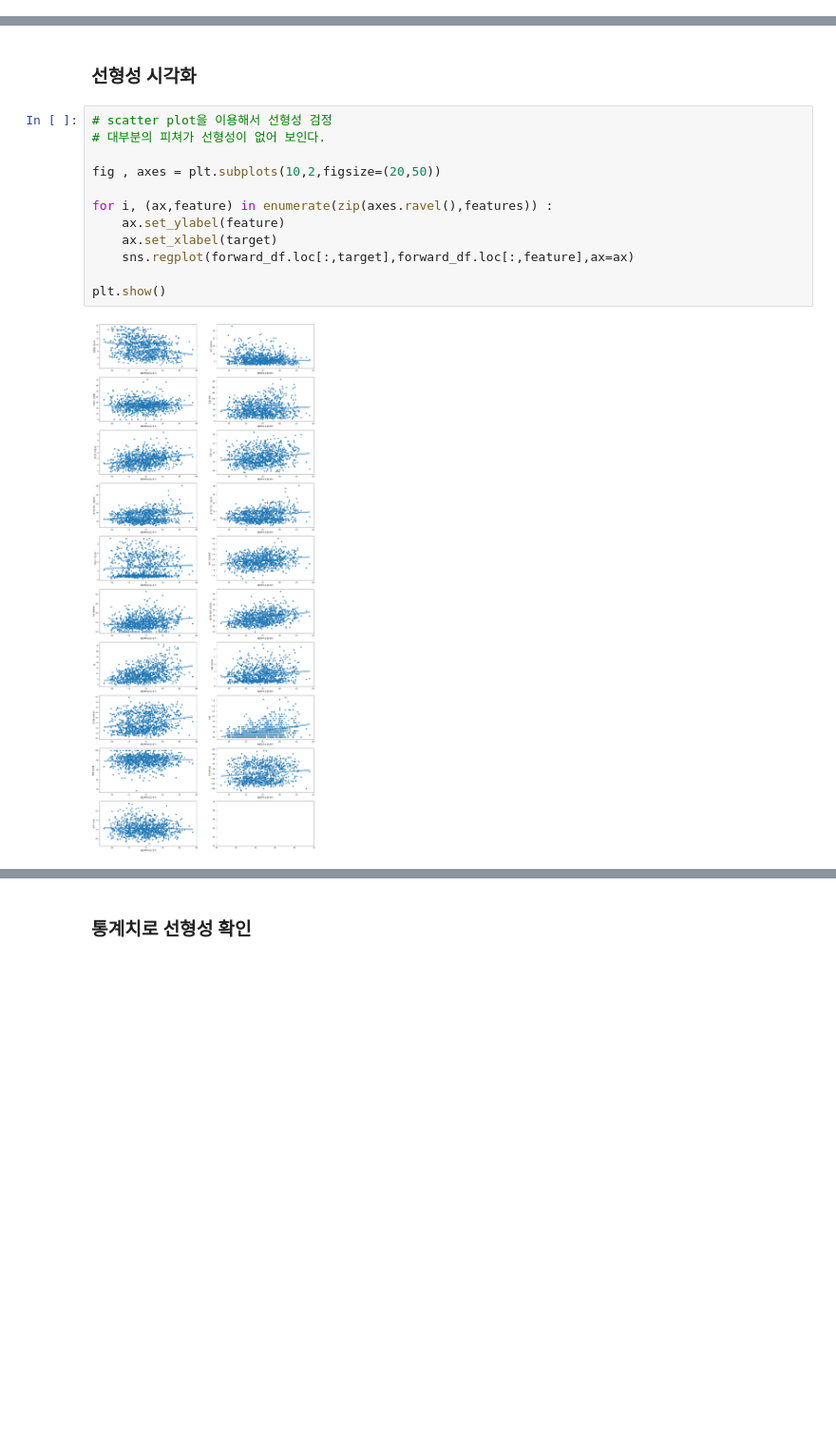
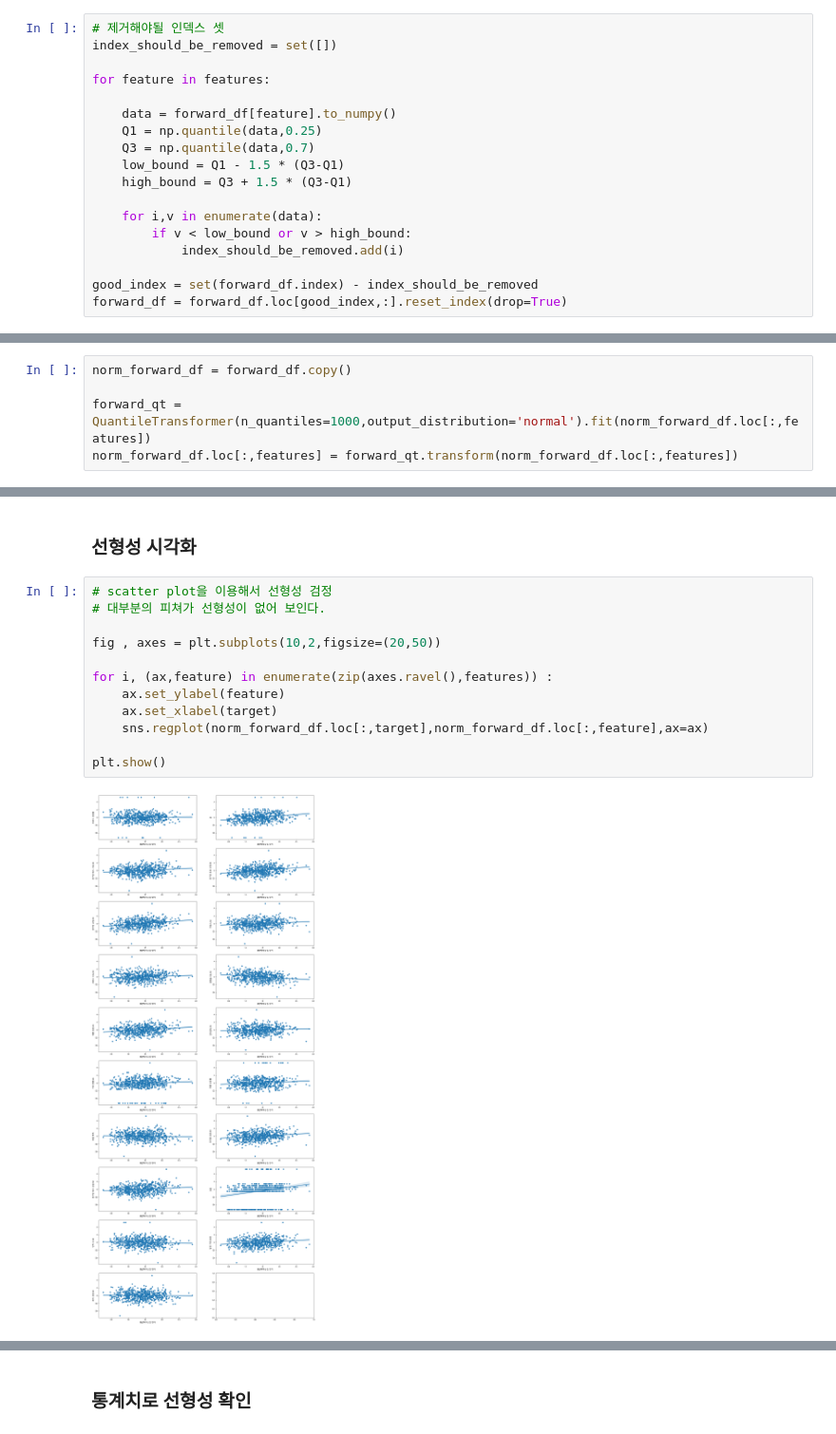
Before and after one commit to YongJaeJung/FM_DA_Project, a Jupyter notebook: 03.표준획득승점 선형회귀-tensorflow-공격수-피쳐엔지니어링_보강.ipynb, the cells around one changed output, grey strips where cells are left out. Shown at 95% size. Drawn from its saved outputs; the diff is of its cells as text; blank space fills up the shorter version.

```diff
--- a/03.표준획득승점 선형회귀-tensorflow-공격수-피쳐엔지니어링_보강.ipynb
+++ b/03.표준획득승점 선형회귀-tensorflow-공격수-피쳐엔지니어링_보강.ipynb
@@ -120,0 +78,18 @@ nonoutlier_features = list((set(features) - set(outlier_features)) -set(order_fe
+# %%
+# 제거해야될 인덱스 셋
+index_should_be_removed = set([])
+
+for feature in features:
+
+    data = forward_df[feature].to_numpy()
+    Q1 = np.quantile(data,0.25)
+    Q3 = np.quantile(data,0.7)
+    low_bound = Q1 - 1.5 * (Q3-Q1)
+    high_bound = Q3 + 1.5 * (Q3-Q1)
+
+    for i,v in enumerate(data):
+        if v < low_bound or v > high_bound:
+            index_should_be_removed.add(i)
+
+good_index = set(forward_df.index) - index_should_be_removed
+forward_df = forward_df.loc[good_index,:].reset_index(drop=True)
@@ -121,3 +98,8 @@ nonoutlier_features = list((set(features) - set(outlier_features)) -set(order_fe
+# %%
+norm_forward_df = forward_df.copy()
+
+forward_qt = QuantileTransformer(n_quantiles=1000,output_distribution='normal').fit(norm_forward_df.loc[:,features])
+norm_forward_df.loc[:,features] = forward_qt.transform(norm_forward_df.loc[:,features])
 # %% [markdown]
 ## 선형성 검정
 # %% [markdown]
@@ -125,14 +107,14 @@ nonoutlier_features = list((set(features) - set(outlier_features)) -set(order_fe
 # %%
 # scatter plot을 이용해서 선형성 검정
 # 대부분의 피쳐가 선형성이 없어 보인다.
 
 fig , axes = plt.subplots(10,2,figsize=(20,50))
 
 for i, (ax,feature) in enumerate(zip(axes.ravel(),features)) :
     ax.set_ylabel(feature)
     ax.set_xlabel(target)
-    sns.regplot(forward_df.loc[:,target],forward_df.loc[:,feature],ax=ax)
+    sns.regplot(norm_forward_df.loc[:,target],norm_forward_df.loc[:,feature],ax=ax)
 
 plt.show()
 # %% [output]
-[figure, old version]
+[figure, new version]
```
Also changed, not shown: parts of 31 cells of this notebook, 2 other files.
